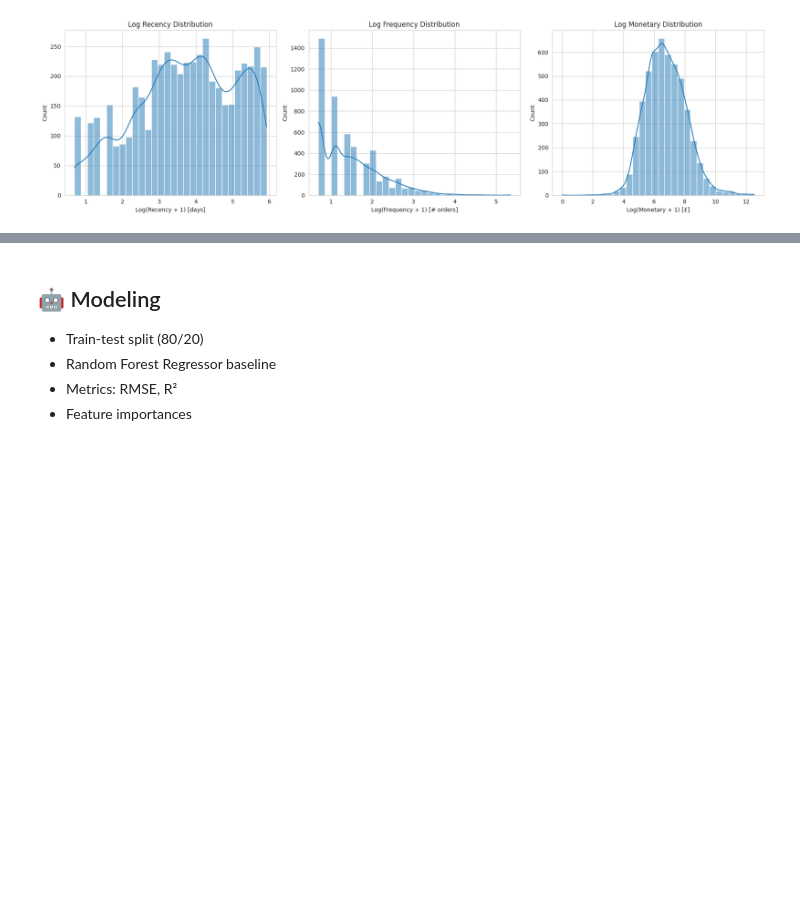
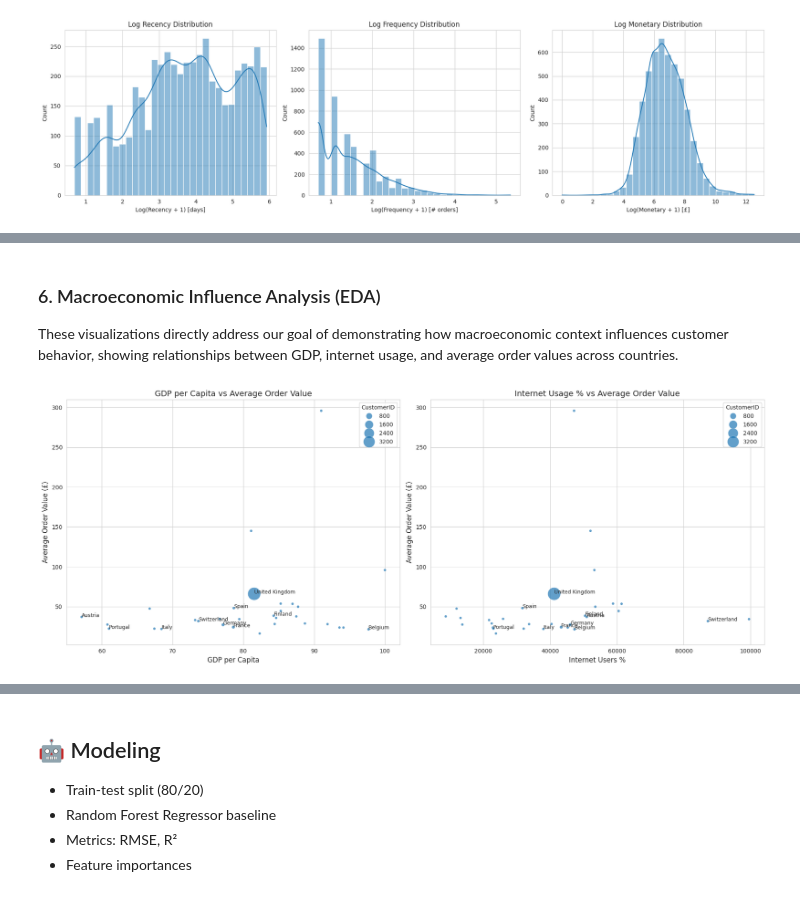
Before and after one commit to egedolmaci/dsa210-term-project, a Jupyter notebook: main.ipynb, the cells around one changed output, grey strips where cells are left out. Drawn from its saved outputs; the diff is of its cells as text; code cells hidden in the pictures; blank space fills up the shorter version.

```diff
--- a/main.ipynb
+++ b/main.ipynb
@@ -147,0 +300,50 @@ plt.show()
+# %% [markdown]
+### 6. Macroeconomic Influence Analysis (EDA)
+These visualizations directly address our goal of demonstrating how macroeconomic context influences customer behavior, showing relationships between GDP, internet usage, and average order values across countries.
+# %%
+# Macroeconomic Indicators vs Customer Metrics
+# GDP per capita vs Avg Order Value by Country
+country_avg = feature_df.groupby('Country').agg({
+    'AvgOrderValue': 'mean',
+    'GDP_per_capita': 'mean',
+    'InternetUsersPct': 'mean',
+    'CustomerID': 'nunique'
+}).reset_index()
+
+# Filter out any rows with missing macroeconomic data
+country_avg = country_avg.dropna(subset=['GDP_per_capita', 'InternetUsersPct'])
+
+fig, (ax1, ax2) = plt.subplots(1, 2, figsize=(18, 7))
+
+# GDP per capita plot
+sns.scatterplot(x='GDP_per_capita', y='AvgOrderValue',
+                size='CustomerID', sizes=(20, 500),
+                alpha=0.7, data=country_avg, ax=ax1)
+ax1.set_title('GDP per Capita vs Average Order Value', fontsize=14)
+ax1.set_xlabel('GDP per Capita', fontsize=12)
+ax1.set_ylabel('Average Order Value (£)', fontsize=12)
+
+# Add country labels to points with significant customer count
+for i, row in country_avg.iterrows():
+    if row['CustomerID'] > 10:
+        ax1.text(row['GDP_per_capita'], row['AvgOrderValue'],
+                row['Country'], fontsize=9)
+
+# Internet usage plot
+sns.scatterplot(x='InternetUsersPct', y='AvgOrderValue',
+                size='CustomerID', sizes=(20, 500),
+                alpha=0.7, data=country_avg, ax=ax2)
+ax2.set_title('Internet Usage % vs Average Order Value', fontsize=14)
+ax2.set_xlabel('Internet Users %', fontsize=12)
+ax2.set_ylabel('Average Order Value (£)', fontsize=12)
+
+# Add country labels
+for i, row in country_avg.iterrows():
+    if row['CustomerID'] > 10:
+        ax2.text(row['InternetUsersPct'], row['AvgOrderValue'],
+                row['Country'], fontsize=9)
+
+plt.tight_layout()
+plt.show()
+# %% [output]
+[figure, added]
```
Also changed, not shown: parts of 8 cells of this notebook.
